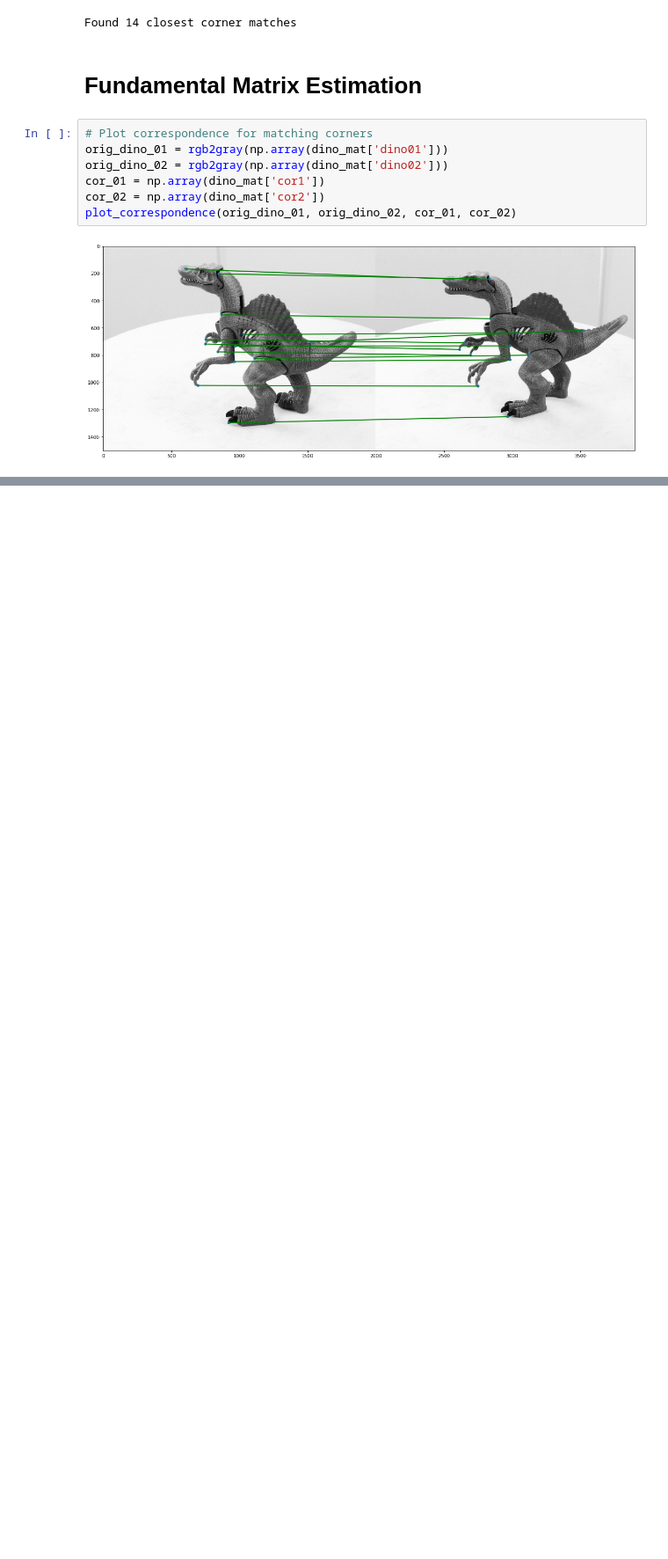
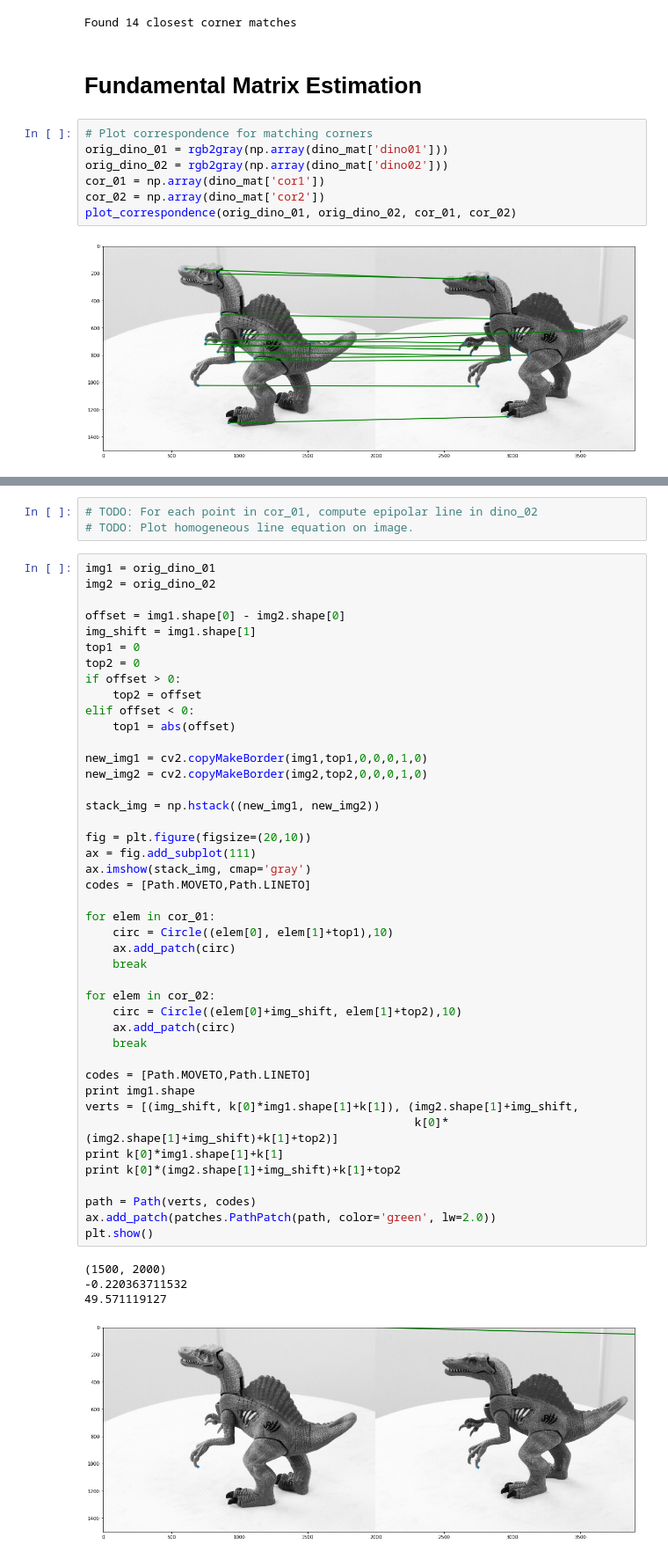
Before and after one commit to lmelvix/machine-learning, a Jupyter notebook: Computer_Vision/correspondence_matching.ipynb, the cells around one changed output, grey strips where cells are left out. Shown at 88% size. Drawn from its saved outputs; the diff is of its cells as text; blank space fills up the shorter version.

```diff
--- a/Computer_Vision/correspondence_matching.ipynb
+++ b/Computer_Vision/correspondence_matching.ipynb
@@ -351,0 +360,51 @@ plot_correspondence(orig_dino_01, orig_dino_02, cor_01, cor_02)
+# %%
+# TODO: For each point in cor_01, compute epipolar line in dino_02
+# TODO: Plot homogeneous line equation on image.
+# %%
+img1 = orig_dino_01
+img2 = orig_dino_02
+
+offset = img1.shape[0] - img2.shape[0]
+img_shift = img1.shape[1]
+top1 = 0
+top2 = 0
+if offset > 0:
+    top2 = offset
+elif offset < 0:
+    top1 = abs(offset)
+
+new_img1 = cv2.copyMakeBorder(img1,top1,0,0,0,1,0)
+new_img2 = cv2.copyMakeBorder(img2,top2,0,0,0,1,0)
+
+stack_img = np.hstack((new_img1, new_img2))
+
+fig = plt.figure(figsize=(20,10))
+ax = fig.add_subplot(111)
+ax.imshow(stack_img, cmap='gray')
+codes = [Path.MOVETO,Path.LINETO]
+
+for elem in cor_01:
+    circ = Circle((elem[0], elem[1]+top1),10)
+    ax.add_patch(circ)
+    break
+
+for elem in cor_02:
+    circ = Circle((elem[0]+img_shift, elem[1]+top2),10)
+    ax.add_patch(circ)
+    break
+
+codes = [Path.MOVETO,Path.LINETO]
+print img1.shape
+verts = [(img_shift, k[0]*img1.shape[1]+k[1]), (img2.shape[1]+img_shift,
+                                                k[0]*(img2.shape[1]+img_shift)+k[1]+top2)]
+print k[0]*img1.shape[1]+k[1]
+print k[0]*(img2.shape[1]+img_shift)+k[1]+top2
+
+path = Path(verts, codes)
+ax.add_patch(patches.PathPatch(path, color='green', lw=2.0))
+plt.show()
+# %% [output]
+(1500, 2000)
+-0.220363711532
+49.571119127
+[figure, added]
```
Also changed, not shown: parts of 2 cells of this notebook.
